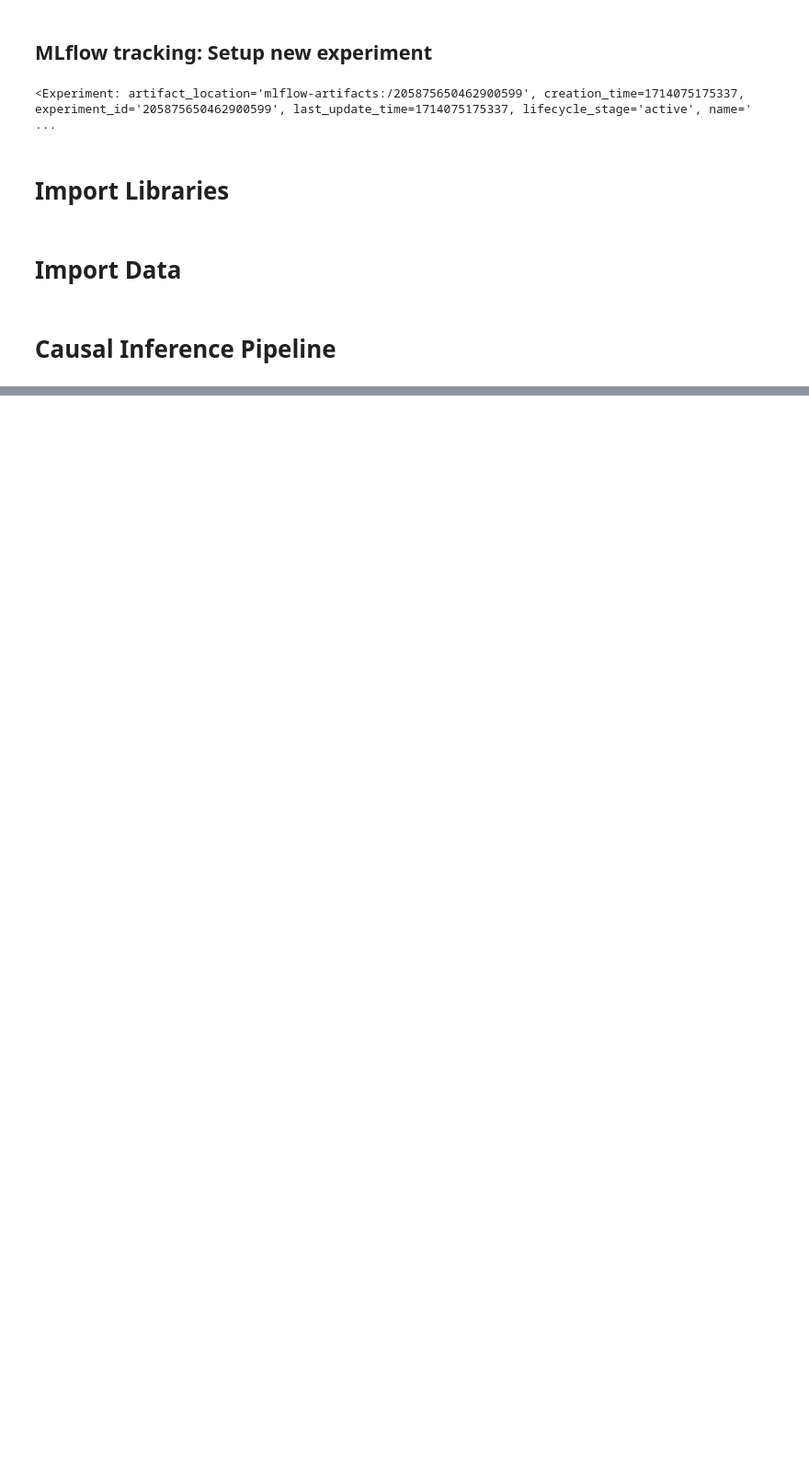
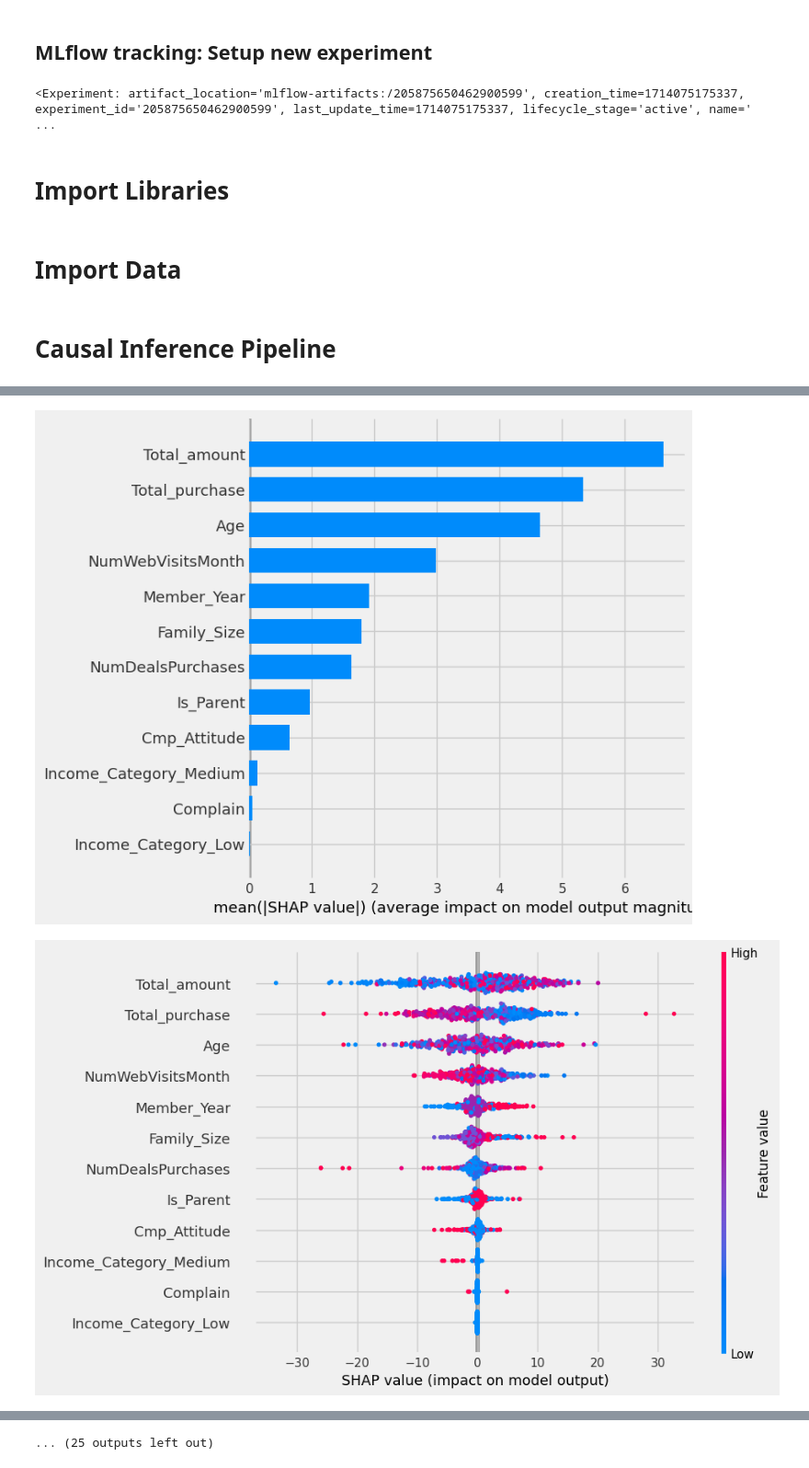
Before and after one commit to McGill-MMA-EnterpriseAnalytics/Customer-Personality-Analysis-2.0, a Jupyter notebook: Model 2: Causal Inference/Causal_Final_MLflow.ipynb, the cells around one changed output, grey strips where cells are left out. Shown at 92% size. Cells and saved outputs as stored; diff of their text form; code cells hidden in the pictures; blank space fills up the shorter version.

```diff
--- a/Model 2: Causal Inference/Causal_Final_MLflow.ipynb
+++ b/Model 2: Causal Inference/Causal_Final_MLflow.ipynb
@@ -206,0 +168,12 @@ Parameters: { "save_model_format" } are not used.
+# %%
+# Define treatments and covariates
+treatments = ['Income_Category_High', 'Is_Parent', 'Cmp_Attitude', 'Complain']
+covariates_list = ['Income_Category_High', 'Income_Category_Low', 'Income_Category_Medium',
+                   'Complain', 'Is_Parent', 'Cmp_Attitude', 'Family_Size', 'Age',
+                   'Member_Year', 'Total_amount', 'Total_purchase',
+                   'NumWebVisitsMonth', 'NumDealsPurchases', 'Recency']
+
+# Run causal inference pipeline
+results_df = causal_inference_pipeline(df, covariates_list, treatments)
+results_df
+# %% [output]
@@ -206,0 +182,2 @@ Parameters: { "save_model_format" } are not used.
+[figure, added]
+[figure, added]
@@ -206,0 +196 @@ Parameters: { "save_model_format" } are not used.
+... (25 outputs left out)
```
Also changed, not shown: parts of 3 cells of this notebook, 37 other files.
